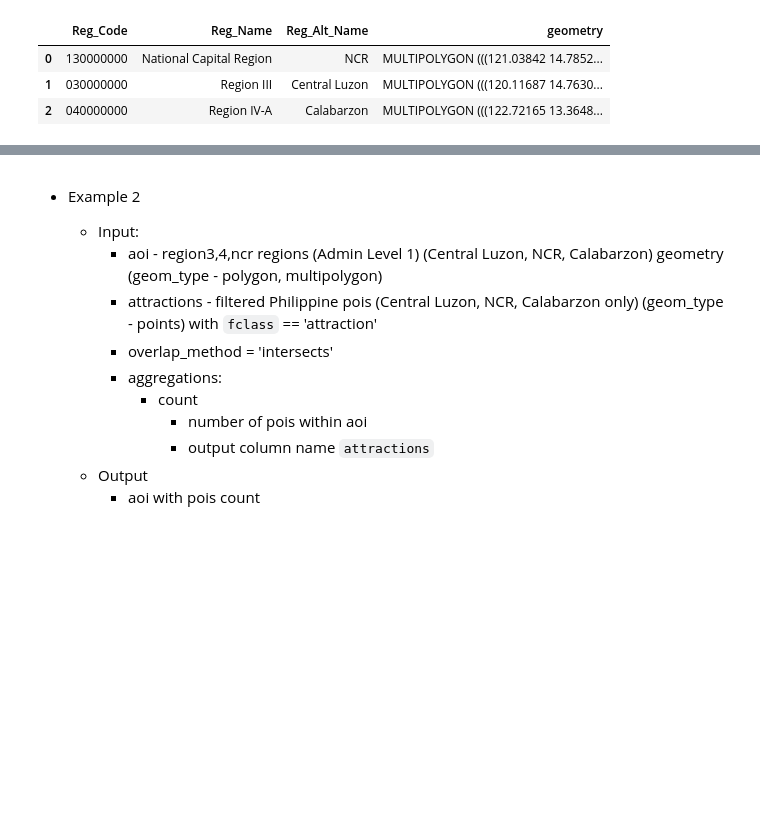
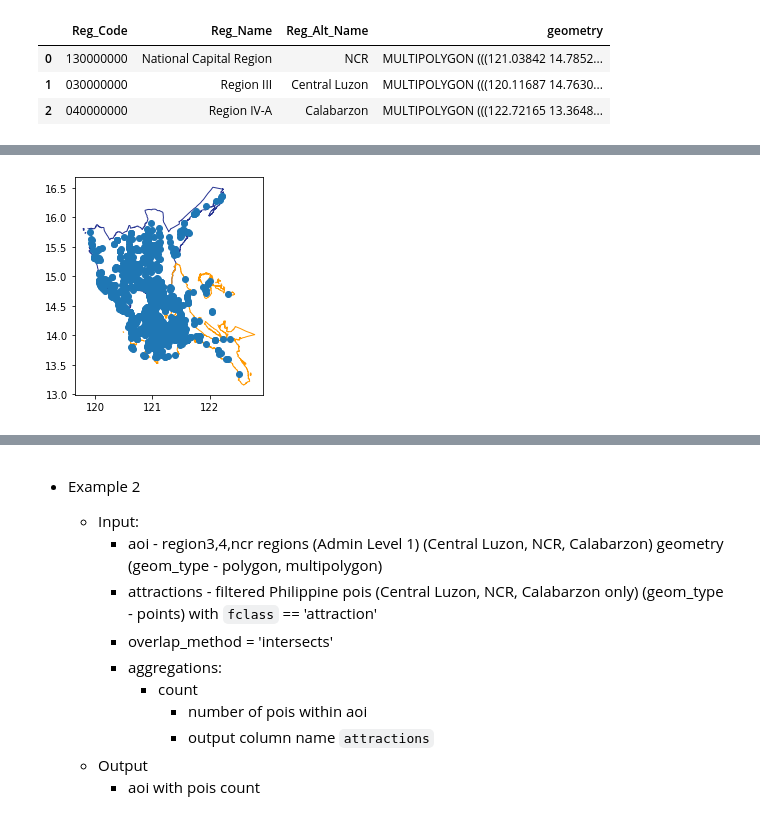
Before and after one commit to thinkingmachines/geowrangler, a Jupyter notebook: notebooks/tutorial.vector_zonal_stats.ipynb, the cells around one changed output, grey strips where cells are left out. Cells and saved outputs as stored; diff of their text form; code cells hidden in the pictures; blank space fills up the shorter version.

```diff
--- a/notebooks/tutorial.vector_zonal_stats.ipynb
+++ b/notebooks/tutorial.vector_zonal_stats.ipynb
@@ -99,3 +118,17 @@ Wall time: 205 ms
+# %%
+# no_test
+ax = aoi.plot(
+    ax=plt.axes(),
+    facecolor="none",
+    edgecolor=[
+        "#C62828",
+        "#283593",
+        "#FF9800",
+    ],
+)
+ax = raw_data.plot(ax=ax)
+# %% [output]
+[figure, added]
 # %%
 %%time
 aoi = vzs.create_zonal_stats(
```
Also changed, not shown: parts of 25 cells of this notebook.
